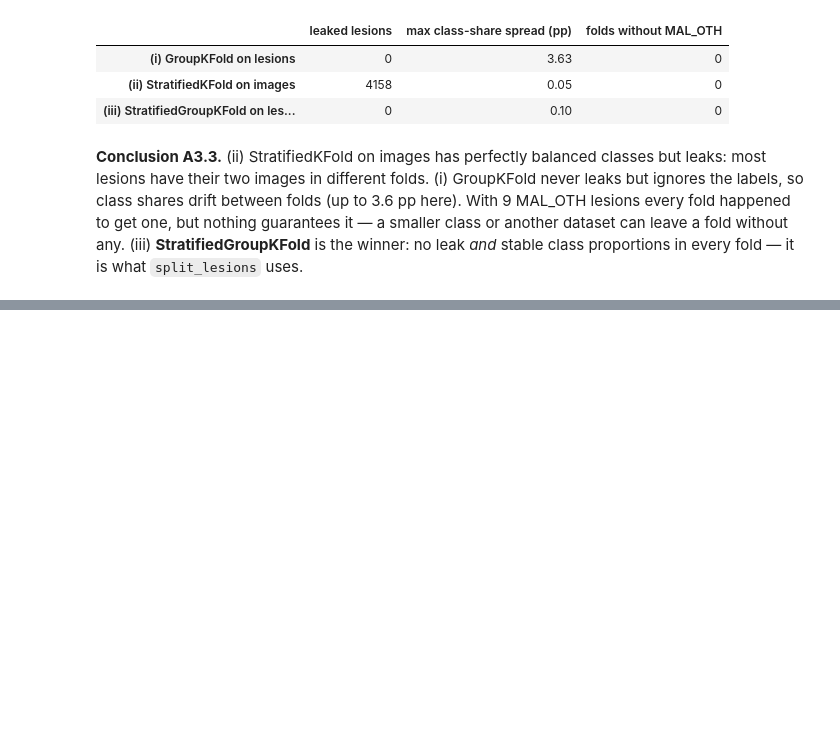
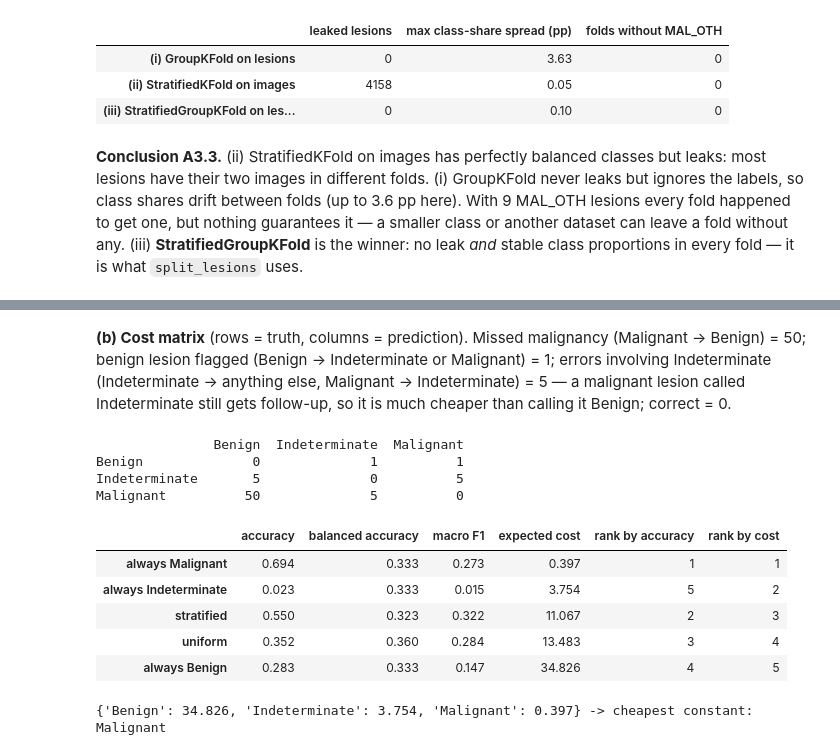
Before and after one commit to Lio02/milk10k-cv, a Jupyter notebook: notebooks/homework_part_a.ipynb, the cells around one changed output, grey strips where cells are left out. Saved outputs shown, nothing was run; the diff lists cells and outputs as text; code cells hidden in the pictures; blank space fills up the shorter version.

```diff
--- a/notebooks/homework_part_a.ipynb
+++ b/notebooks/homework_part_a.ipynb
@@ -503,0 +542,40 @@ pd.DataFrame.from_dict(res, orient="index")
+# %% [markdown]
+**(b) Cost matrix** (rows = truth, columns = prediction).
+Missed malignancy (Malignant → Benign) = 50; benign lesion flagged (Benign → Indeterminate or Malignant) = 1;
+errors involving Indeterminate (Indeterminate → anything else, Malignant → Indeterminate) = 5 — a malignant lesion called Indeterminate still gets follow-up, so it is much cheaper than calling it Benign; correct = 0.
+# %%
+cost = pd.DataFrame([[0, 1, 1],
+                     [5, 0, 5],
+                     [50, 5, 0]], index=dx1, columns=dx1)
+print(cost, "\n")
+
+def expected_cost(y_true, y_pred):
+    cm = confusion_matrix(y_true, y_pred, labels=dx1)
+    return (cm * cost.values).sum() / len(y_true)
+
+preds["always Indeterminate"] = np.full(len(y_test), "Indeterminate")
+metrics.loc["always Indeterminate", ["accuracy", "balanced accuracy", "macro F1"]] = [
+    accuracy_score(y_test, preds["always Indeterminate"]),
+    balanced_accuracy_score(y_test, preds["always Indeterminate"]),
+    f1_score(y_test, preds["always Indeterminate"], average="macro", zero_division=0)]
+metrics["expected cost"] = [expected_cost(y_test, preds[name]) for name in metrics.index]
+metrics["rank by accuracy"] = metrics.accuracy.rank(ascending=False, method="min").astype(int)
+metrics["rank by cost"] = metrics["expected cost"].rank(method="min").astype(int)
+metrics.round(3).sort_values("expected cost")
+# %% [output]
+               Benign  Indeterminate  Malignant
+Benign              0              1          1
+Indeterminate       5              0          5
+Malignant          50              5          0
+|  | accuracy | balanced accuracy | macro F1 | expected cost | rank by accuracy | rank by cost |
+| always Malignant | 0.694 | 0.333 | 0.273 | 0.397 | 1 | 1 |
+| always Indeterminate | 0.023 | 0.333 | 0.015 | 3.754 | 5 | 2 |
+| stratified | 0.550 | 0.323 | 0.322 | 11.067 | 2 | 3 |
+| uniform | 0.352 | 0.360 | 0.284 | 13.483 | 3 | 4 |
+| always Benign | 0.283 | 0.333 | 0.147 | 34.826 | 4 | 5 |
+# %%
+# (c) cost of every constant prediction
+const_cost = {c: expected_cost(y_test, np.full(len(y_test), c)) for c in dx1}
+print({k: round(float(v), 3) for k, v in const_cost.items()}, "-> cheapest constant:", min(const_cost, key=const_cost.get))
+# %% [output]
+{'Benign': 34.826, 'Indeterminate': 3.754, 'Malignant': 0.397} -> cheapest constant: Malignant
```
Also changed, not shown: parts of 4 cells of this notebook.
